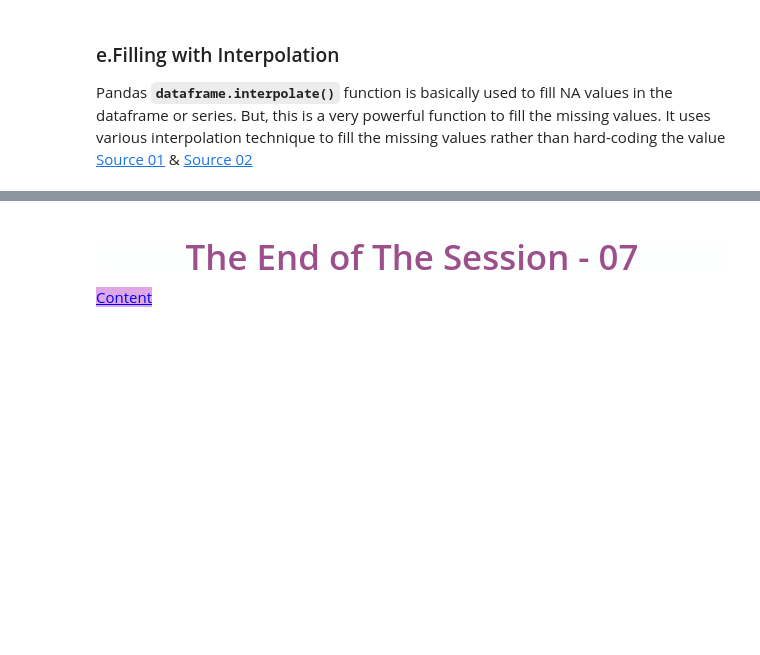
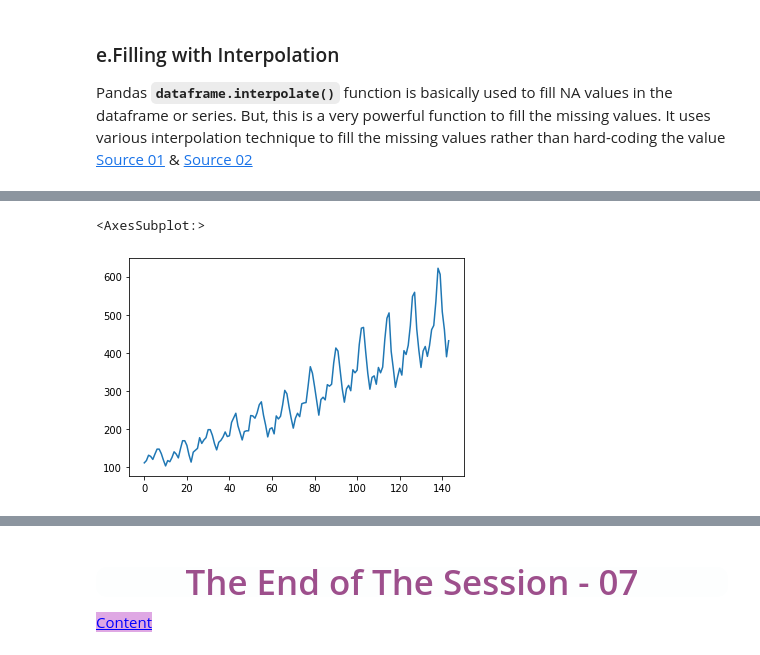
Before and after one commit to ertgrlars1/daily_work_file, a Jupyter notebook: 08.12.2022/08.11.2022 DAwPy - 9 (Handling with Missing Values).ipynb, the cells around one changed output, grey strips where cells are left out. Cells and saved outputs as stored; diff of their text form; code cells hidden in the pictures; blank space fills up the shorter version.

```diff
--- a/08.12.2022/08.11.2022 DAwPy - 9 (Handling with Missing Values).ipynb
+++ b/08.12.2022/08.11.2022 DAwPy - 9 (Handling with Missing Values).ipynb
@@ -1326,3 +1511,6 @@ df
 ### e.Filling with Interpolation
 
 Pandas **``dataframe.interpolate()``** function is basically used to fill NA values in the dataframe or series. But, this is a very powerful function to fill the missing values. It uses various interpolation technique to fill the missing values rather than hard-coding the value [Source 01](https://www.geeksforgeeks.org/python-pandas-dataframe-interpolate/) & [Source 02](https://pandas.pydata.org/docs/reference/api/pandas.DataFrame.interpolate.html)
+# %%
+flights = sns.load_dataset('flights')
+flights
@@ -1328,0 +1544,5 @@ Pandas **``dataframe.interpolate()``** function is basically used to fill NA val
+# %%
+flights.passengers.plot()
+# %% [output]
+<AxesSubplot:>
+[figure, added]
```
Also changed, not shown: parts of 47 cells of this notebook, 6 other files.
